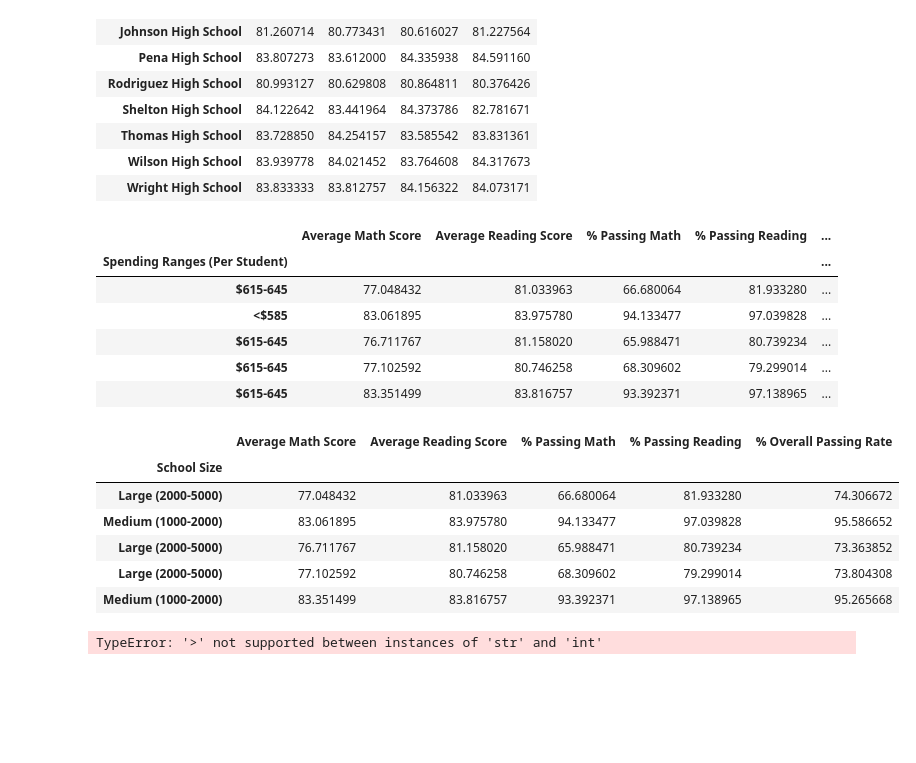
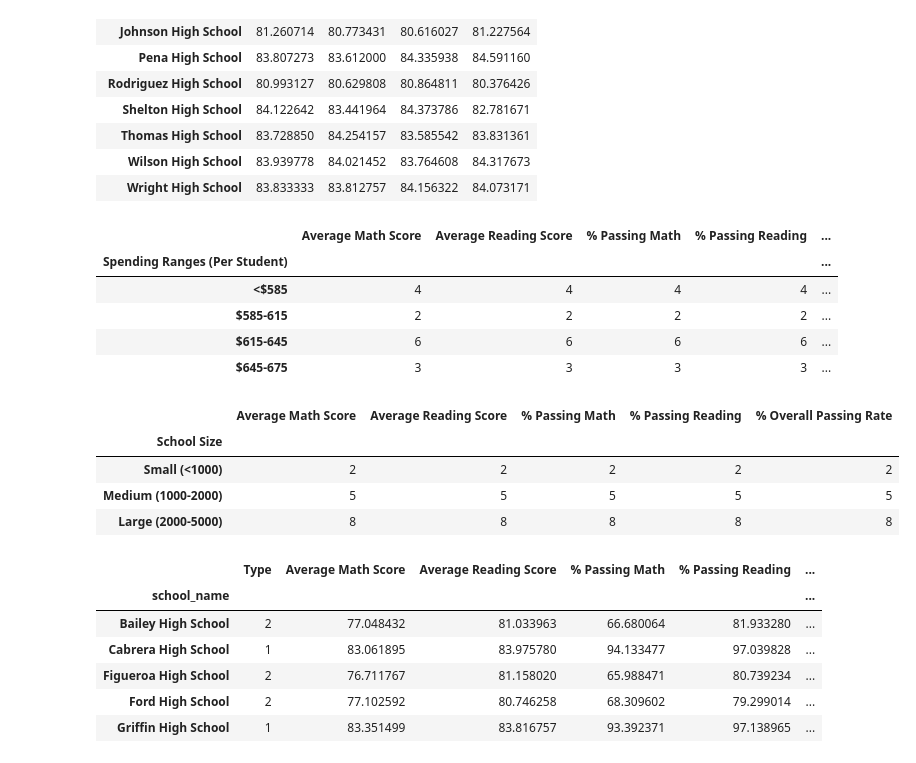
Before and after one commit to zovel/academyofpy, a Jupyter notebook: Academy of Py Code.ipynb, the cells around one changed output. Cells and saved outputs as stored; diff of their text form; code cells hidden in the pictures; blank space fills up the shorter version.

```diff
--- a/Academy of Py Code.ipynb
+++ b/Academy of Py Code.ipynb
@@ -307,17 +311,17 @@ general_df["Spending Ranges (Per Student)"] = pd.cut(general_df["Spending Per St
 #drop extraneous columns
 del general_df["Spending Per Student"]
 
-#reset index to spending ranges per student
-binned_df=general_df.set_index("Spending Ranges (Per Student)")
-binned_df.head()
+
+#group spending/student
+general_df=general_df.groupby("Spending Ranges (Per Student)").count()
+general_df
 # %% [output]
 |  | Average Math Score | Average Reading Score | % Passing Math | % Passing Reading | ... |
 | Spending Ranges (Per Student) |  |  |  |  | ... |
-| $615-645 | 77.048432 | 81.033963 | 66.680064 | 81.933280 | ... |
-| <$585 | 83.061895 | 83.975780 | 94.133477 | 97.039828 | ... |
-| $615-645 | 76.711767 | 81.158020 | 65.988471 | 80.739234 | ... |
-| $615-645 | 77.102592 | 80.746258 | 68.309602 | 79.299014 | ... |
-| $615-645 | 83.351499 | 83.816757 | 93.392371 | 97.138965 | ... |
+| <$585 | 4 | 4 | 4 | 4 | ... |
+| $585-615 | 2 | 2 | 2 | 2 | ... |
+| $615-645 | 6 | 6 | 6 | 6 | ... |
+| $645-675 | 3 | 3 | 3 | 3 | ... |
 # %%
 #Scores by School Size
 #Total Students
@@ -341,43 +345,40 @@ percent_reading=(grouped_reading/total_students)*100
 overall=(percent_math+percent_reading)/2
 
 #General Data Frame
 general_df=pd.DataFrame({"Size": total_students,
                         "Average Math Score": average_math_score,
                         "Average Reading Score": average_reading_score,
                         "% Passing Math": percent_math,
                         "% Passing Reading": percent_reading,
                         "% Overall Passing Rate": overall})
 
 #min and max for binning
 #print(general_df["Size"].min())
 #print(general_df["Size"].max())
 #results= 427-4976
 
 #create bins
 size_bins = [0, 1000, 2000, 5000]
 group_names = ["Small (<1000)", "Medium (1000-2000)", "Large (2000-5000)"]
 
 #slice data and place into bins
 pd.cut(general_df["Size"], size_bins, labels=group_names)
 
 #add new group to df
 general_df["School Size"]=pd.cut(general_df["Size"], size_bins, labels=group_names)
+
 #drop extraneous columns
 del general_df["Size"]
 
-#reset index to spending ranges per student
-binned_df=general_df.set_index("School Size")
-binned_df.head()
-
-#group by index
+#group by
+general_df=general_df.groupby("School Size").count()
+general_df
 # %% [output]
 |  | Average Math Score | Average Reading Score | % Passing Math | % Passing Reading | % Overall Passing Rate |
 | School Size |  |  |  |  |  |
-| Large (2000-5000) | 77.048432 | 81.033963 | 66.680064 | 81.933280 | 74.306672 |
-| Medium (1000-2000) | 83.061895 | 83.975780 | 94.133477 | 97.039828 | 95.586652 |
-| Large (2000-5000) | 76.711767 | 81.158020 | 65.988471 | 80.739234 | 73.363852 |
-| Large (2000-5000) | 77.102592 | 80.746258 | 68.309602 | 79.299014 | 73.804308 |
-| Medium (1000-2000) | 83.351499 | 83.816757 | 93.392371 | 97.138965 | 95.265668 |
+| Small (<1000) | 2 | 2 | 2 | 2 | 2 |
+| Medium (1000-2000) | 5 | 5 | 5 | 5 | 5 |
+| Large (2000-5000) | 8 | 8 | 8 | 8 | 8 |
 # %%
 #Scores by School Type
 #School Type
@@ -416,21 +417,29 @@ general_df=pd.DataFrame(
 )
 
 #create bins
-type_bins = [0,1,2]
+#school_type=general_df
+general_df["Type"] = general_df["Type"].replace({"Charter": 1, "District": 2})
+
+type_bins =[0,1,2]
 group_names = ["District", "Charter"]
 
 #slice data and place into bins
 pd.cut(general_df["Type"], type_bins, labels=group_names)
 
 #add new group to df
-#general_df["School Type"]=pd.cut(general_df["Type"], size_bins, labels=group_names)
-#general_df.head()
+general_df["School Type"]=pd.cut(general_df["Type"], type_bins, labels=group_names)
+general_df.head()
 
 #drop extraneous columns
-#del general_df["Size"]
+#del general_df["Type"]
 
-#reset index to spending ranges per student
-#binned_df=general_df.set_index("School Size")
-#binned_df.head()
+#general_df=general_df.groupby("Spending Ranges (Per Student)").count()
+#general_df
 # %% [output]
-TypeError: '>' not supported between instances of 'str' and 'int'
+|  | Type | Average Math Score | Average Reading Score | % Passing Math | % Passing Reading | ... |
+| school_name |  |  |  |  |  | ... |
+| Bailey High School | 2 | 77.048432 | 81.033963 | 66.680064 | 81.933280 | ... |
+| Cabrera High School | 1 | 83.061895 | 83.975780 | 94.133477 | 97.039828 | ... |
+| Figueroa High School | 2 | 76.711767 | 81.158020 | 65.988471 | 80.739234 | ... |
+| Ford High School | 2 | 77.102592 | 80.746258 | 68.309602 | 79.299014 | ... |
+| Griffin High School | 1 | 83.351499 | 83.816757 | 93.392371 | 97.138965 | ... |
```
Also changed, not shown: parts of 1 cell of this notebook.
